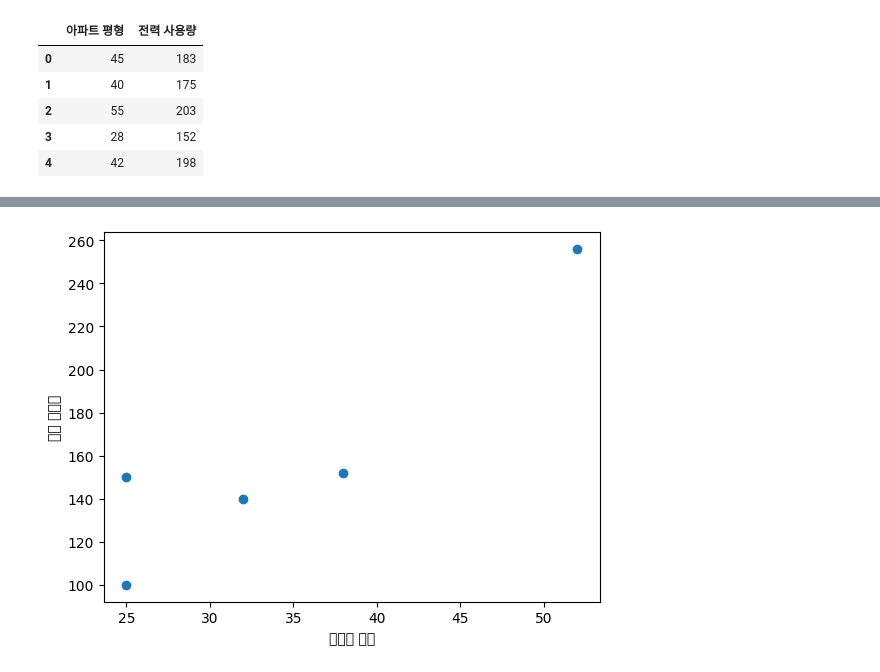
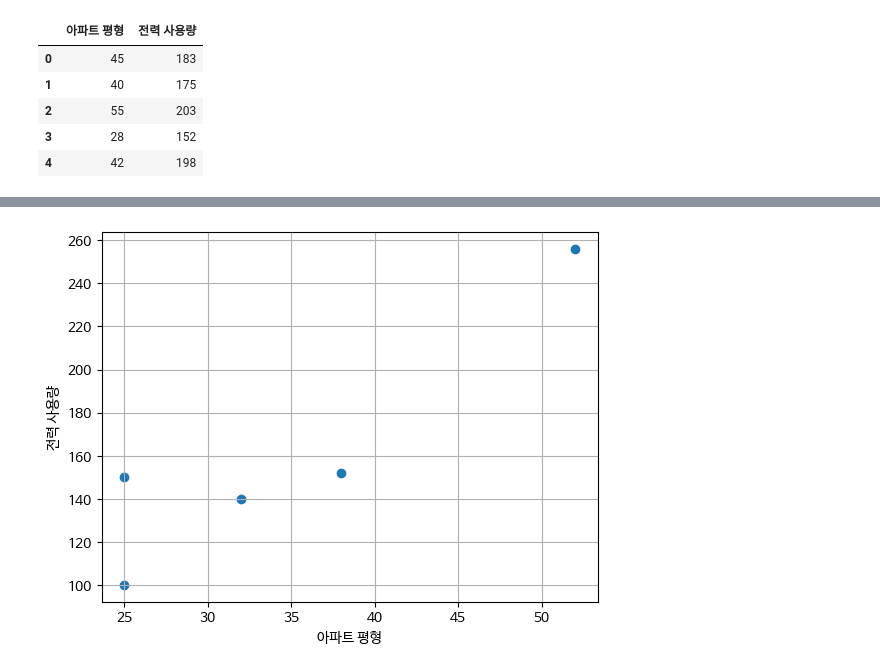
Before and after one commit to denverkim/WEBCRAWLING, a Jupyter notebook: LAB9.ipynb, the cells around one changed output, grey strips where cells are left out. Drawn from its saved outputs; the diff is of its cells as text; code cells hidden in the pictures.

```diff
--- a/LAB9.ipynb
+++ b/LAB9.ipynb
@@ -140,7 +163,13 @@ test
+# %%
+#한글폰트 설정
+import matplotlib.pyplot as plt
+
+plt.rc('font', family='NanumBarunGothic')
 # %%
 plt.scatter(train['아파트 평형'], train['전력 사용량'])
 plt.xlabel('아파트 평형')
 plt.ylabel('전력 사용량')
+plt.grid()
 plt.show()
 # %% [output]
-[figure, old version]
+[figure, new version]
```
Also changed, not shown: parts of 3 cells of this notebook.
